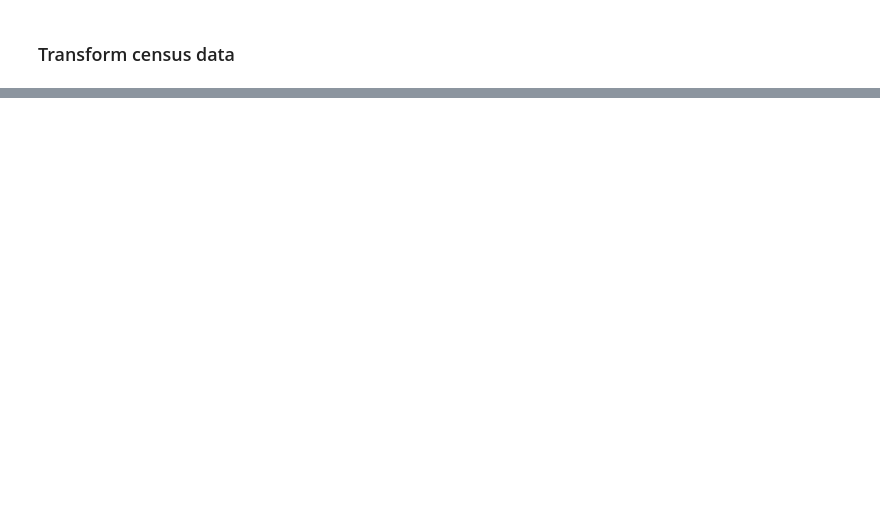
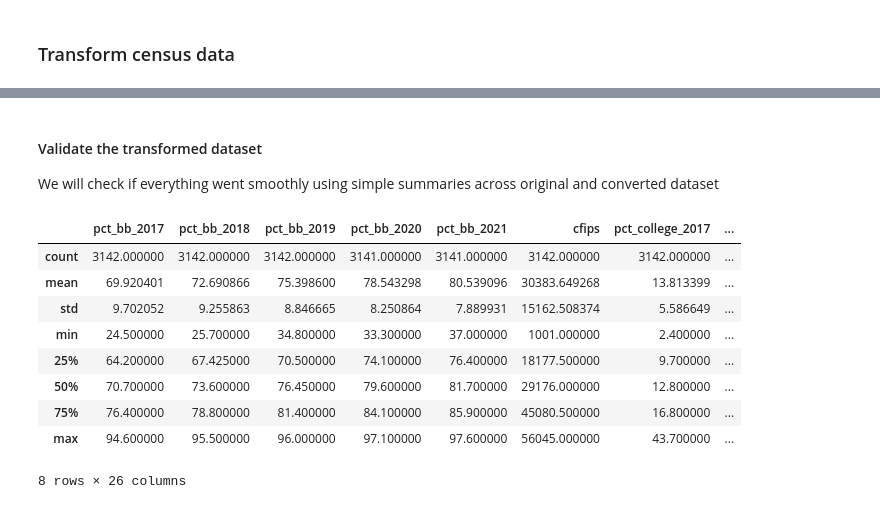
Before and after one commit to divergent96/godaddy_hackathon, a Jupyter notebook: data-processing-and-eda.ipynb, the cells around one changed output, grey strips where cells are left out. Cells and saved outputs as stored; diff of their text form; code cells hidden in the pictures; blank space fills up the shorter version.

```diff
--- a/data-processing-and-eda.ipynb
+++ b/data-processing-and-eda.ipynb
@@ -124,0 +254,18 @@ Might make more sense to keep datasets seperate for EDA, but lets see
+# %% [markdown]
+#### Validate the transformed dataset
+
+We will check if everything went smoothly using simple summaries across original and converted dataset
+# %%
+# Original summary
+census_data.describe()
+# %% [output]
+|  | pct_bb_2017 | pct_bb_2018 | pct_bb_2019 | pct_bb_2020 | pct_bb_2021 | cfips | pct_college_2017 | ... |
+| count | 3142.000000 | 3142.000000 | 3142.000000 | 3141.000000 | 3141.000000 | 3142.000000 | 3142.000000 | ... |
+| mean | 69.920401 | 72.690866 | 75.398600 | 78.543298 | 80.539096 | 30383.649268 | 13.813399 | ... |
+| std | 9.702052 | 9.255863 | 8.846665 | 8.250864 | 7.889931 | 15162.508374 | 5.586649 | ... |
+| min | 24.500000 | 25.700000 | 34.800000 | 33.300000 | 37.000000 | 1001.000000 | 2.400000 | ... |
+| 25% | 64.200000 | 67.425000 | 70.500000 | 74.100000 | 76.400000 | 18177.500000 | 9.700000 | ... |
+| 50% | 70.700000 | 73.600000 | 76.450000 | 79.600000 | 81.700000 | 29176.000000 | 12.800000 | ... |
+| 75% | 76.400000 | 78.800000 | 81.400000 | 84.100000 | 85.900000 | 45080.500000 | 16.800000 | ... |
+| max | 94.600000 | 95.500000 | 96.000000 | 97.100000 | 97.600000 | 56045.000000 | 43.700000 | ... |
+8 rows × 26 columns
```
Also changed, not shown: parts of 18 cells of this notebook.
